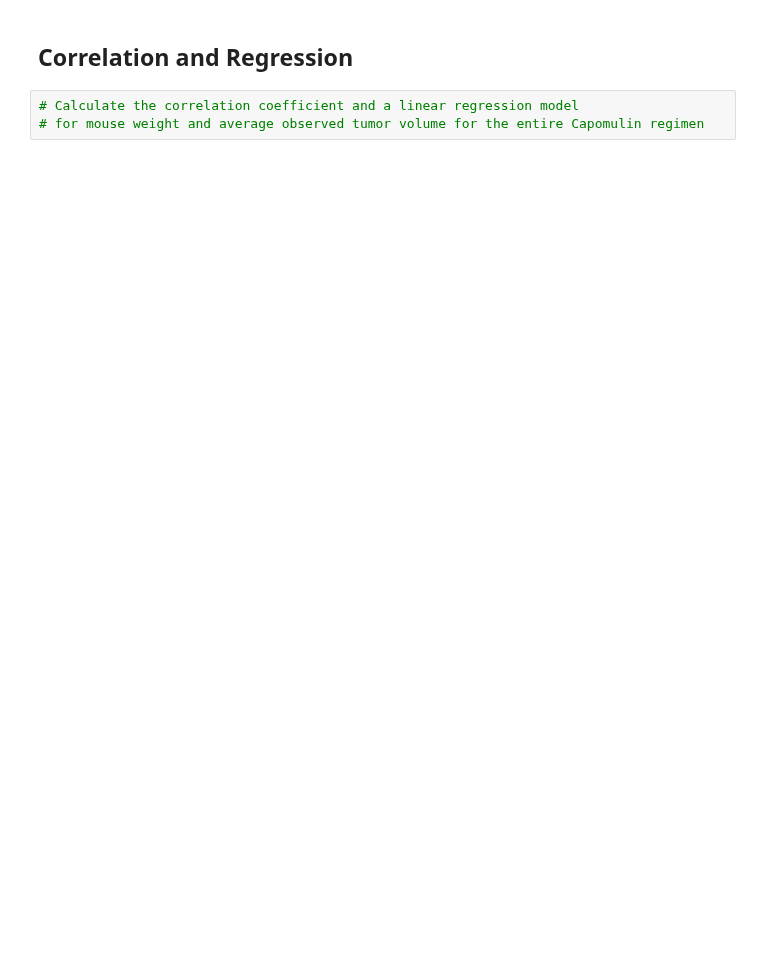
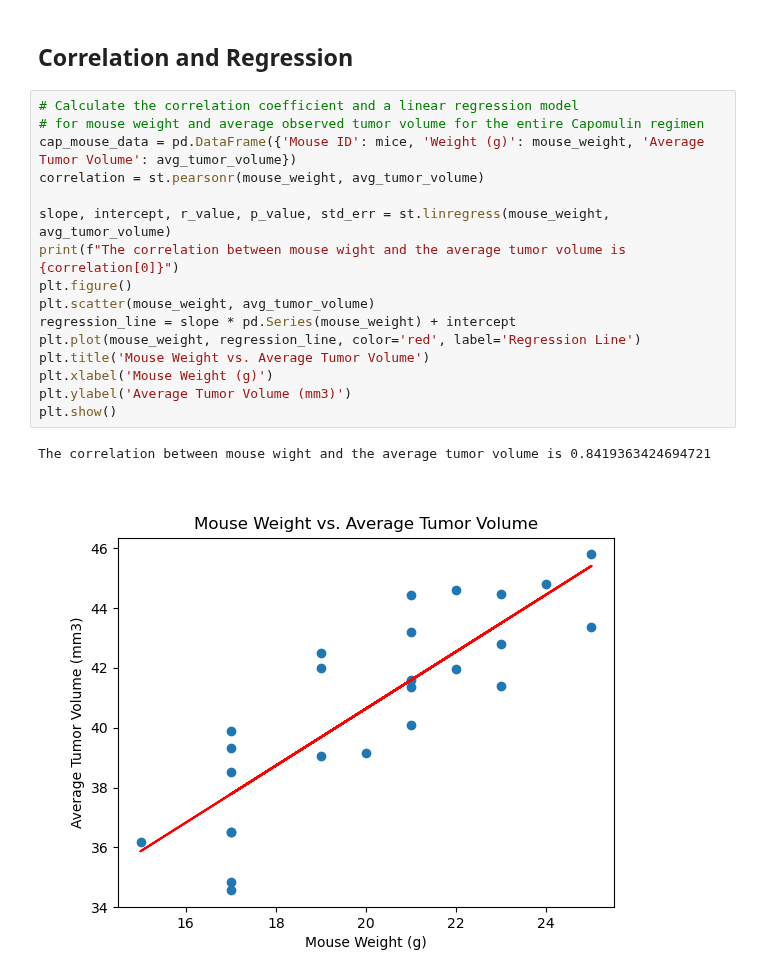
Before and after one commit to darren-coder/Matplotlib-Challenge, a Jupyter notebook: pymaceuticals_starter.ipynb, the cells around one changed output. Drawn from its saved outputs; the diff is of its cells as text; blank space fills up the shorter version.

```diff
--- a/pymaceuticals_starter.ipynb
+++ b/pymaceuticals_starter.ipynb
@@ -368,5 +344,21 @@ array(['b128', 'j246', 'r554', 's185', 'b742', 'x401', 'l509', 's710',
 # %% [markdown]
 ## Correlation and Regression
-# %%
-# Calculate the correlation coefficient and a linear regression model
-# for mouse weight and average observed tumor volume for the entire Capomulin regimen
+# %%
+# Calculate the correlation coefficient and a linear regression model
+# for mouse weight and average observed tumor volume for the entire Capomulin regimen
+cap_mouse_data = pd.DataFrame({'Mouse ID': mice, 'Weight (g)': mouse_weight, 'Average Tumor Volume': avg_tumor_volume})
+correlation = st.pearsonr(mouse_weight, avg_tumor_volume)
+
+slope, intercept, r_value, p_value, std_err = st.linregress(mouse_weight, avg_tumor_volume)
+print(f"The correlation between mouse wight and the average tumor volume is {correlation[0]}")
+plt.figure()
+plt.scatter(mouse_weight, avg_tumor_volume)
+regression_line = slope * pd.Series(mouse_weight) + intercept
+plt.plot(mouse_weight, regression_line, color='red', label='Regression Line')
+plt.title('Mouse Weight vs. Average Tumor Volume')
+plt.xlabel('Mouse Weight (g)')
+plt.ylabel('Average Tumor Volume (mm3)')
+plt.show()
+# %% [output]
+The correlation between mouse wight and the average tumor volume is 0.8419363424694721
+[figure, added]
```
Also changed, not shown: parts of 5 cells of this notebook.
